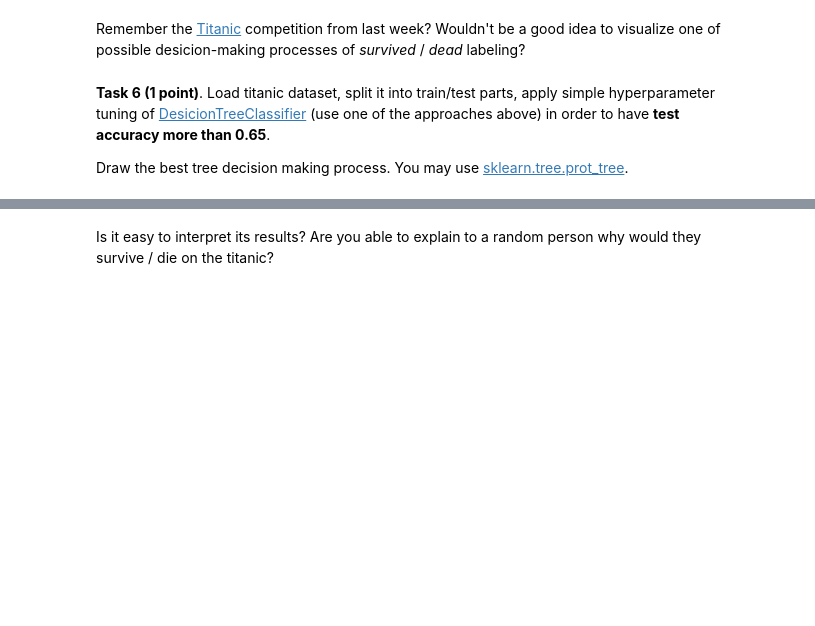
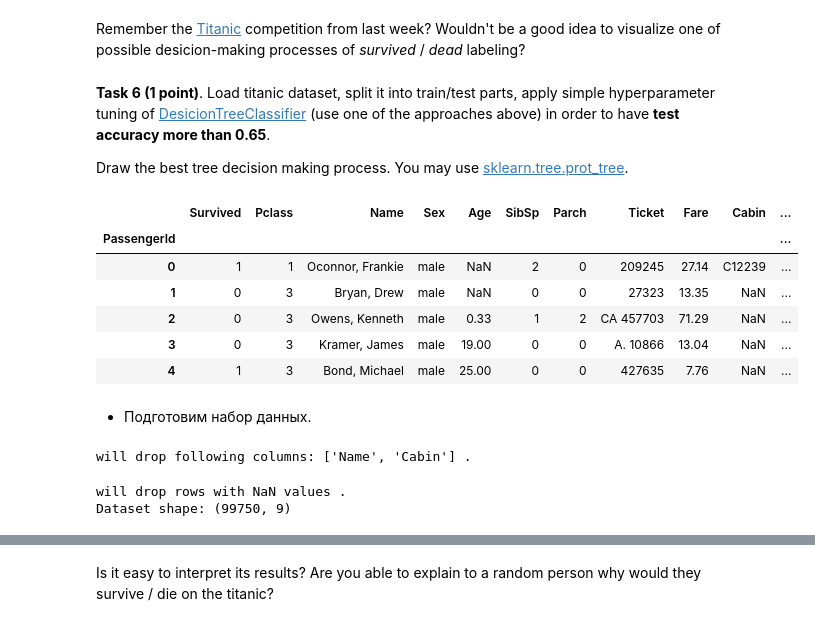
Before and after one commit to aslmyura/ml-python, a Jupyter notebook: 7_trees_and_ensembles/rf_classifier.ipynb, the cells around one changed output, grey strips where cells are left out. Cells and saved outputs as stored; diff of their text form; code cells hidden in the pictures; blank space fills up the shorter version.

```diff
--- a/7_trees_and_ensembles/rf_classifier.ipynb
+++ b/7_trees_and_ensembles/rf_classifier.ipynb
@@ -708,0 +809,14 @@ from sklearn.tree import DecisionTreeClassifier
+# %%
+PATH = 'data/'
+data = pd.read_csv(os.path.join(PATH, 'train.csv')).set_index('PassengerId')
+data.head()
+# %% [output]
+|  | Survived | Pclass | Name | Sex | Age | SibSp | Parch | Ticket | Fare | Cabin | ... |
+| PassengerId |  |  |  |  |  |  |  |  |  |  | ... |
+| 0 | 1 | 1 | Oconnor, Frankie | male | NaN | 2 | 0 | 209245 | 27.14 | C12239 | ... |
+| 1 | 0 | 3 | Bryan, Drew | male | NaN | 0 | 0 | 27323 | 13.35 | NaN | ... |
+| 2 | 0 | 3 | Owens, Kenneth | male | 0.33 | 1 | 2 | CA 457703 | 71.29 | NaN | ... |
+| 3 | 0 | 3 | Kramer, James | male | 19.00 | 0 | 0 | A. 10866 | 13.04 | NaN | ... |
+| 4 | 1 | 3 | Bond, Michael | male | 25.00 | 0 | 0 | 427635 | 7.76 | NaN | ... |
+# %% [markdown]
+- Подготовим набор данных.
@@ -708,0 +836,28 @@ from sklearn.tree import DecisionTreeClassifier
+# %%
+def prepare_dataset(data):
+    dataset = data.copy()
+
+    redundant_columns = ['Name', 'Cabin']
+
+    cols_to_drop = redundant_columns
+    print(f'will drop following columns: {cols_to_drop} .')
+    dataset.drop(columns=cols_to_drop, inplace=True)
+
+    dataset['Age'] = dataset['Age'].fillna(0)
+    dataset['Fare'] = dataset['Fare'].fillna(0)
+
+    dataset['Ticket'] = dataset['Ticket'].fillna('0')
+
+    return dataset
+
+dataset = prepare_dataset(data)
+# %% [output]
+will drop following columns: ['Name', 'Cabin'] .
+# %%
+print(f'will drop rows with NaN values .')
+dataset = dataset.loc[dataset.isna().sum(axis=1)==0]
+
+print(f'Dataset shape: {dataset.shape}')
+# %% [output]
+will drop rows with NaN values .
+Dataset shape: (99750, 9)
```
Also changed, not shown: parts of 27 cells of this notebook, 1 other file.
